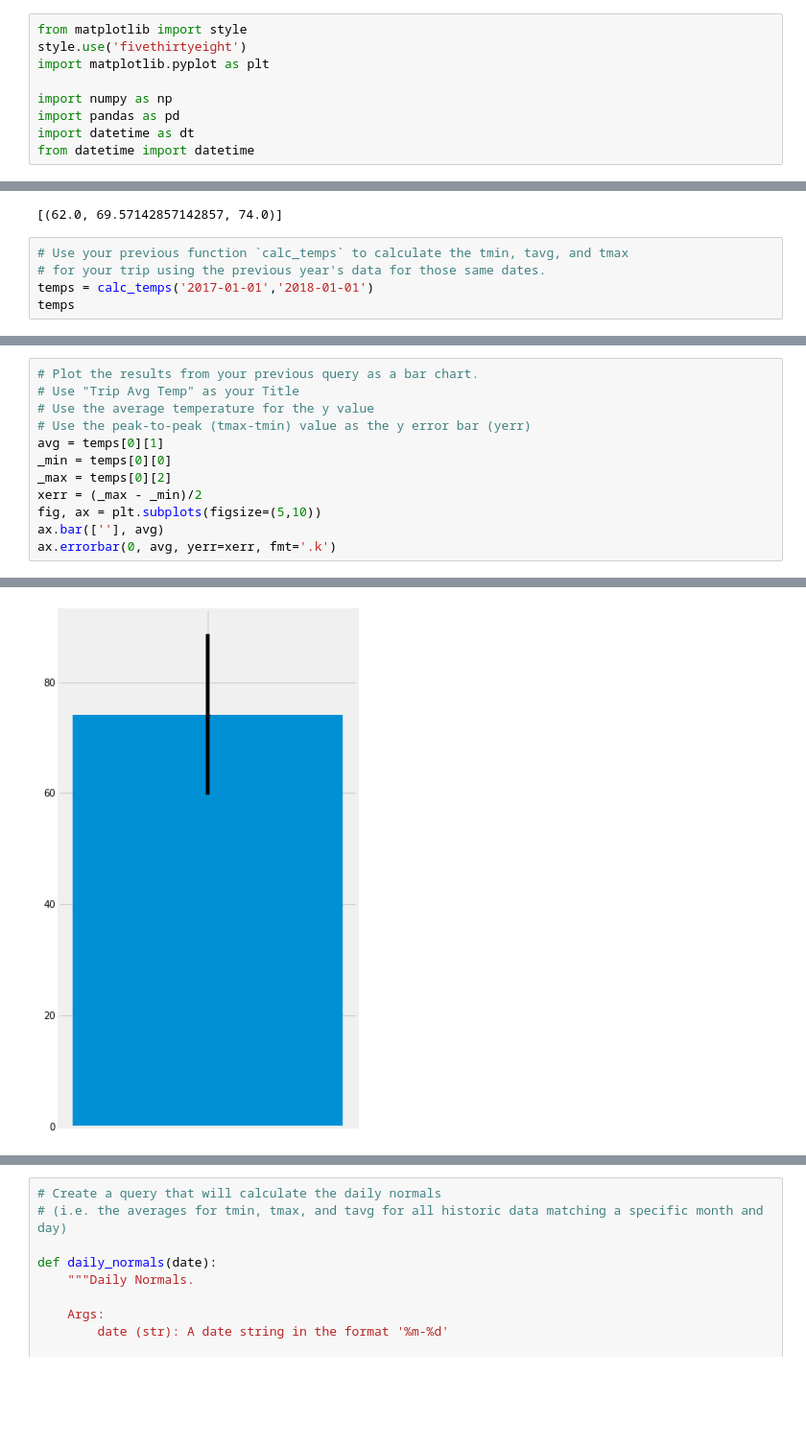
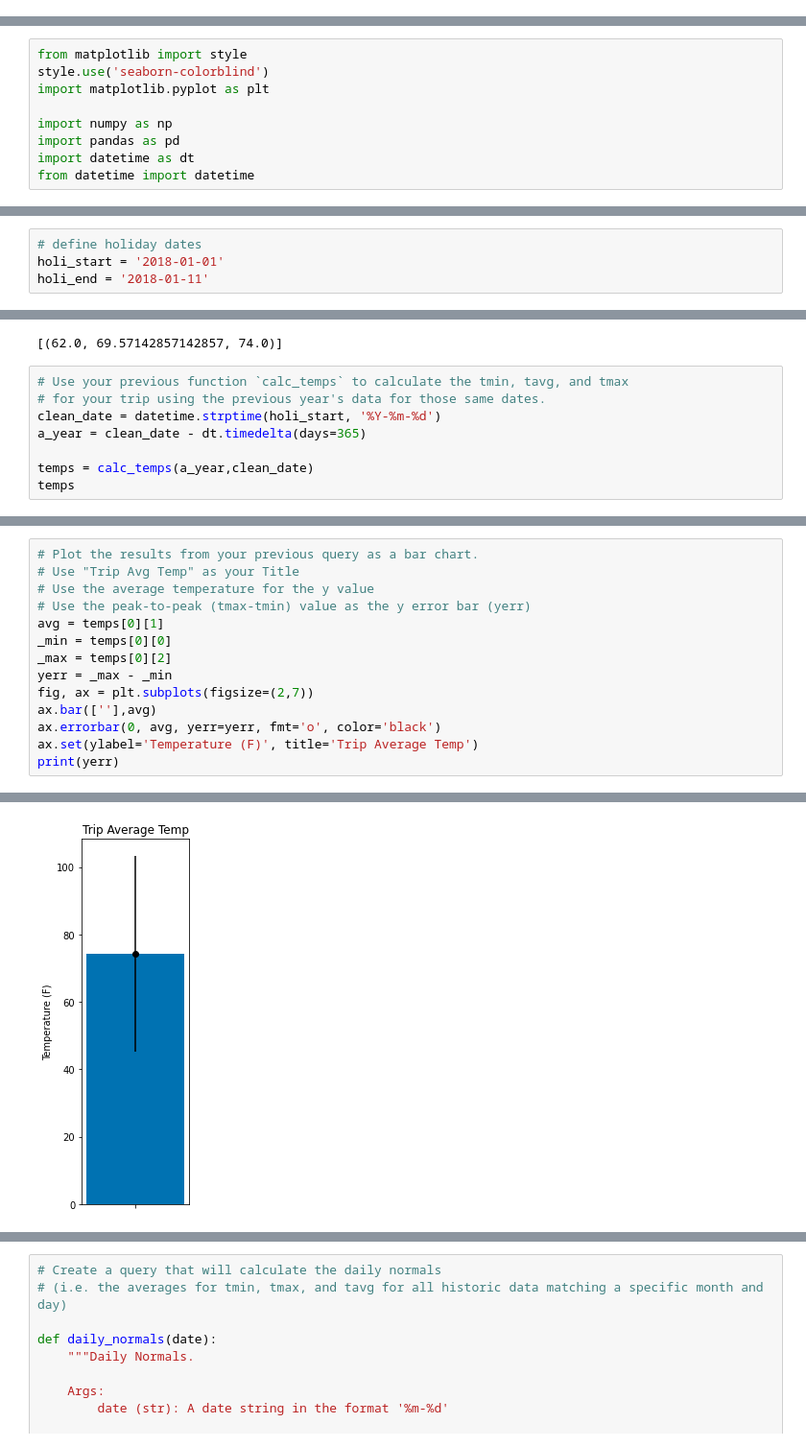
Before and after one commit to ange-wang/sqlalchemy-challenge, a Jupyter notebook: climate.ipynb, the cells around one changed output, grey strips where cells are left out. Shown at 96% size. Cells and saved outputs as stored; diff of their text form; blank space fills up the shorter version.

```diff
--- a/climate.ipynb
+++ b/climate.ipynb
@@ -1,14 +1,14 @@
-# %%
-from matplotlib import style
-style.use('fivethirtyeight')
-import matplotlib.pyplot as plt
-
-import numpy as np
-import pandas as pd
-import datetime as dt
-from datetime import datetime
 # %% [markdown]
 # Reflect Tables into SQLAlchemy ORM
+# %%
+from matplotlib import style
+style.use('seaborn-colorblind')
+import matplotlib.pyplot as plt
+
+import numpy as np
+import pandas as pd
+import datetime as dt
+from datetime import datetime
 # %%
 # Python SQL toolkit and Object Relational Mapper
 import sqlalchemy
@@ -182,5 +197,9 @@ array([[<matplotlib.axes._subplots.AxesSubplot object at 0x...>]],
 # %% [markdown]
 ## Bonus Challenge Assignment
+# %%
+# define holiday dates
+holi_start = '2018-01-01'
+holi_end = '2018-01-11'
 # %% [markdown]
 #### Temperature Analysis I
 # %%
@@ -216,6 +240,9 @@ print(calc_temps('2012-02-28', '2012-03-05'))
 # %%
 # Use your previous function `calc_temps` to calculate the tmin, tavg, and tmax
 # for your trip using the previous year's data for those same dates.
-temps = calc_temps('2017-01-01','2018-01-01')
+clean_date = datetime.strptime(holi_start, '%Y-%m-%d')
+a_year = clean_date - dt.timedelta(days=365)
+
+temps = calc_temps(a_year,clean_date)
 temps
 # %% [output]
@@ -228,8 +255,10 @@ temps
 avg = temps[0][1]
 _min = temps[0][0]
 _max = temps[0][2]
-xerr = (_max - _min)/2
-fig, ax = plt.subplots(figsize=(5,10))
-ax.bar([''], avg)
-ax.errorbar(0, avg, yerr=xerr, fmt='.k')
+yerr = _max - _min
+fig, ax = plt.subplots(figsize=(2,7))
+ax.bar([''],avg)
+ax.errorbar(0, avg, yerr=yerr, fmt='o', color='black')
+ax.set(ylabel='Temperature (F)', title='Trip Average Temp')
+print(yerr)
 # %% [output]
@@ -237 +266 @@ ax.errorbar(0, avg, yerr=xerr, fmt='.k')
-[figure, old version]
+[figure, new version]
```
Also changed, not shown: parts of 23 cells of this notebook.
